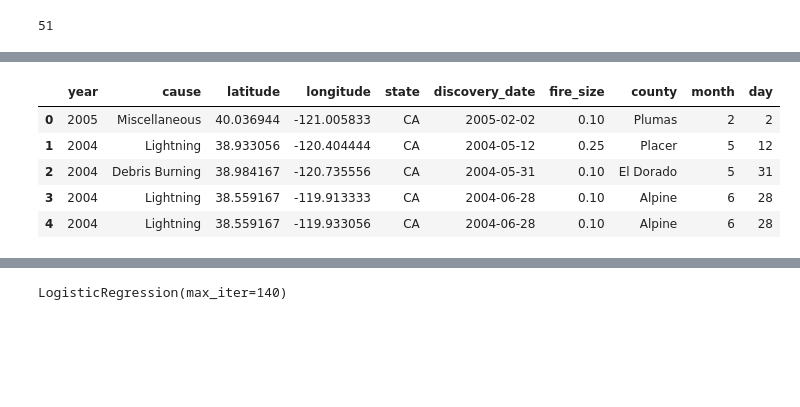
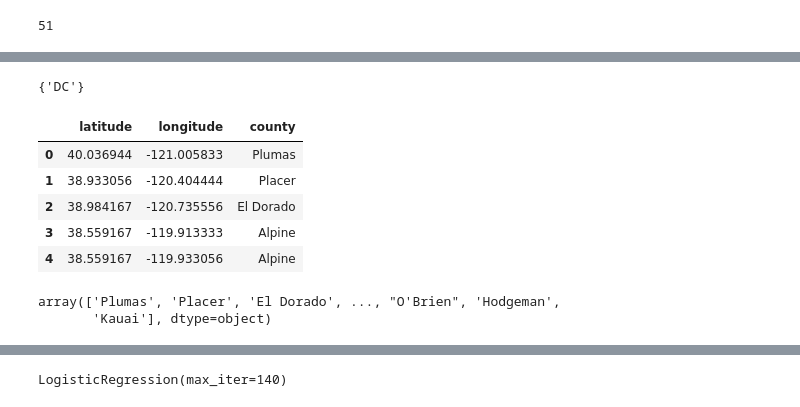
Before and after one commit to xaviercslung/Wildfire-Analysis, a Jupyter notebook: wildfire_pui_final.ipynb, the cells around one changed output, grey strips where cells are left out. Cells and saved outputs as stored; diff of their text form; code cells hidden in the pictures; blank space fills up the shorter version.

```diff
--- a/wildfire_pui_final.ipynb
+++ b/wildfire_pui_final.ipynb
@@ -147 +126,8 @@ fire_map.head()
+# %%
+# filter the states that are not on Continental United States
+wf = wf[wf.state.isin(states)]
+slist = wf.state.to_list()
+set(states).difference(slist)
+# %% [output]
+{'DC'}
 # %%
@@ -153,11 +148,18 @@ fire_map.head()
-# %%
-wf.head()
-# %% [output]
-|  | year | cause | latitude | longitude | state | discovery_date | fire_size | county | month | day |
-| 0 | 2005 | Miscellaneous | 40.036944 | -121.005833 | CA | 2005-02-02 | 0.10 | Plumas | 2 | 2 |
-| 1 | 2004 | Lightning | 38.933056 | -120.404444 | CA | 2004-05-12 | 0.25 | Placer | 5 | 12 |
-| 2 | 2004 | Debris Burning | 38.984167 | -120.735556 | CA | 2004-05-31 | 0.10 | El Dorado | 5 | 31 |
-| 3 | 2004 | Lightning | 38.559167 | -119.913333 | CA | 2004-06-28 | 0.10 | Alpine | 6 | 28 |
-| 4 | 2004 | Lightning | 38.559167 | -119.933056 | CA | 2004-06-28 | 0.10 | Alpine | 6 | 28 |
+# %%
+wf_c = wf.copy()
+wf_c = wf_c[['latitude','longitude','county']]
+wf_c.head()
+# %% [output]
+|  | latitude | longitude | county |
+| 0 | 40.036944 | -121.005833 | Plumas |
+| 1 | 38.933056 | -120.404444 | Placer |
+| 2 | 38.984167 | -120.735556 | El Dorado |
+| 3 | 38.559167 | -119.913333 | Alpine |
+| 4 | 38.559167 | -119.933056 | Alpine |
+# %%
+wf_c.county.unique()
+# %% [output]
+array(['Plumas', 'Placer', 'El Dorado', ..., "O'Brien", 'Hodgeman',
+       'Kauai'], dtype=object)
 # %%
 wf_causes = wf.copy()
```
Also changed, not shown: parts of 54 cells of this notebook.
